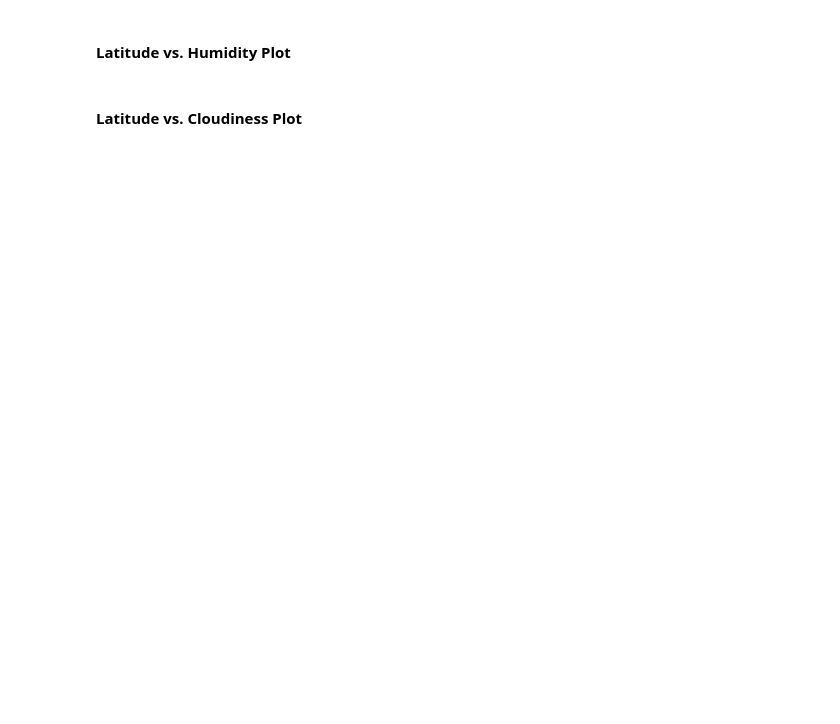
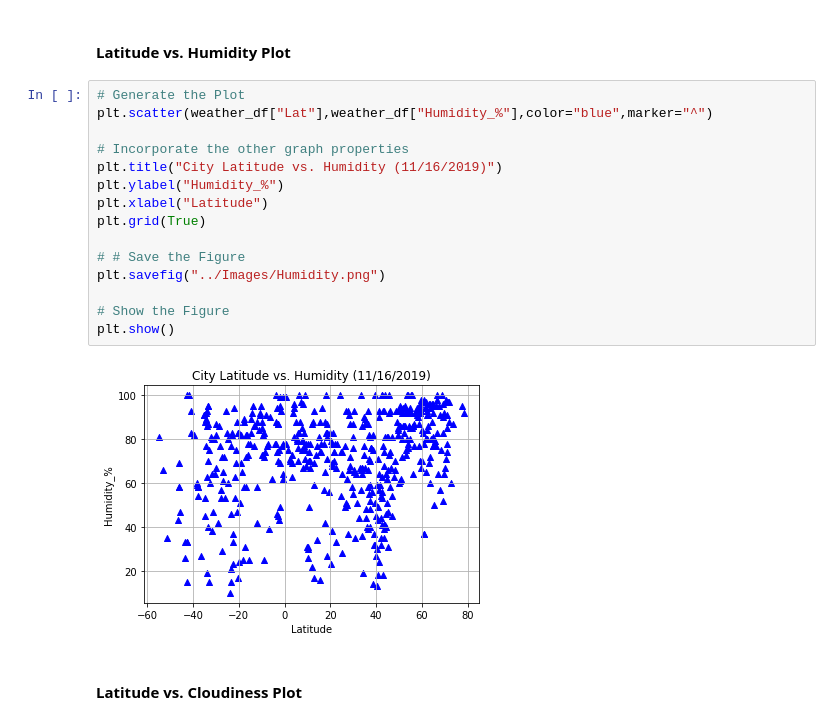
Before and after one commit to cosamagrande/python-api-challenge, a Jupyter notebook: WeatherPy/starter_code/WeatherPy.ipynb, the cells around one changed output. Cells and saved outputs as stored; diff of their text form; blank space fills up the shorter version.

```diff
--- a/WeatherPy/starter_code/WeatherPy.ipynb
+++ b/WeatherPy/starter_code/WeatherPy.ipynb
@@ -241,4 +241,21 @@ plt.show()
 # %% [markdown]
 #### Latitude vs. Humidity Plot
+# %%
+# Generate the Plot
+plt.scatter(weather_df["Lat"],weather_df["Humidity_%"],color="blue",marker="^")
+
+# Incorporate the other graph properties
+plt.title("City Latitude vs. Humidity (11/16/2019)")
+plt.ylabel("Humidity_%")
+plt.xlabel("Latitude")
+plt.grid(True)
+
+# # Save the Figure
+plt.savefig("../Images/Humidity.png")
+
+# Show the Figure
+plt.show()
+# %% [output]
+[figure, added]
 # %% [markdown]
 #### Latitude vs. Cloudiness Plot
```
Also changed, not shown: parts of 3 cells of this notebook, 4 other files.
